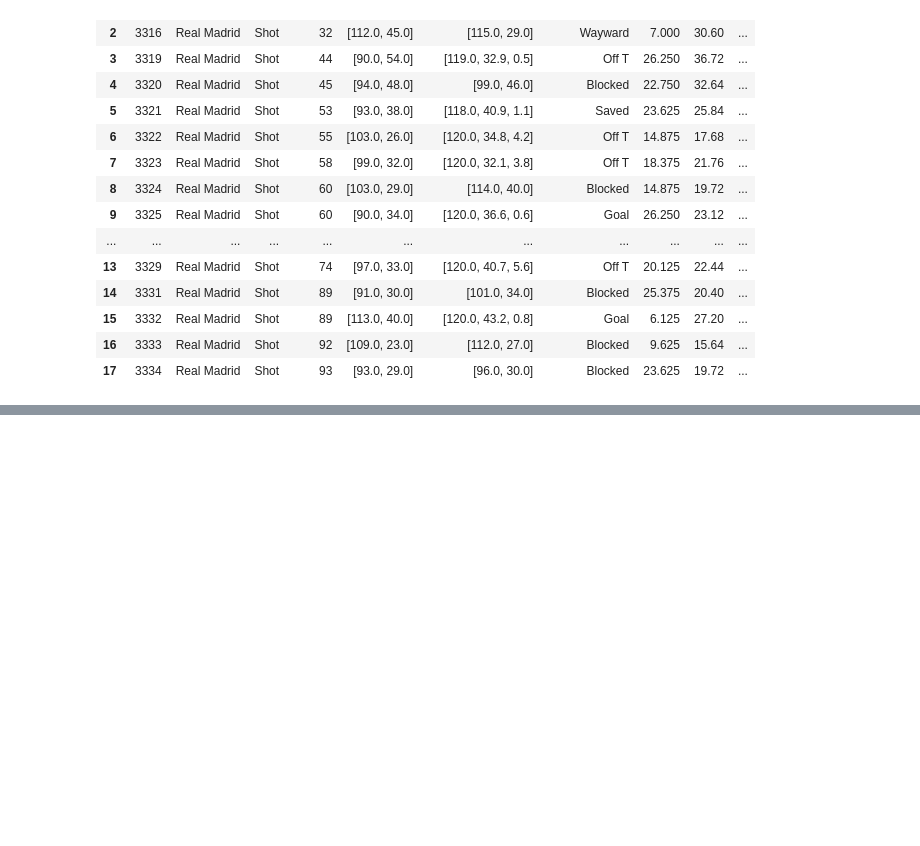
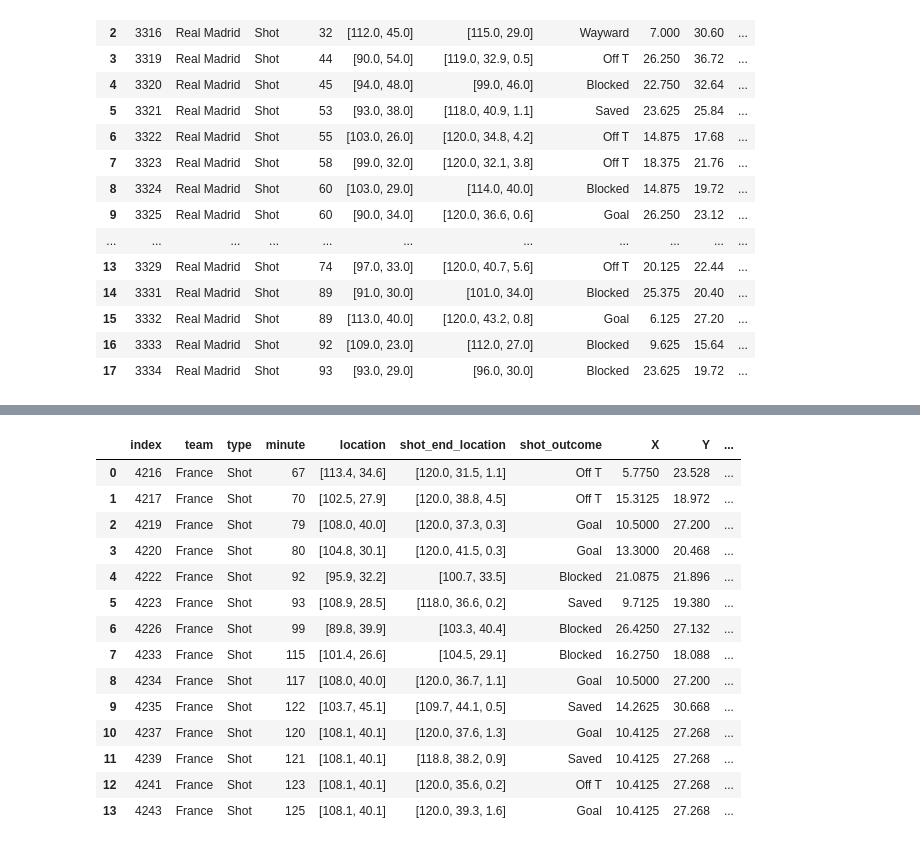
Before and after one commit to asheshh-lal/Football-analytics, a Jupyter notebook: event/expected goals.ipynb, the cells around one changed output, grey strips where cells are left out. Saved outputs shown, nothing was run; the diff lists cells and outputs as text; code cells hidden in the pictures; blank space fills up the shorter version.

```diff
--- a/event/expected goals.ipynb
+++ b/event/expected goals.ipynb
@@ -567,0 +884,18 @@ dtype: float64
+# %%
+shots
+# %% [output]
+|  | index | team | type | minute | location | shot_end_location | shot_outcome | X | Y | ... |
+| 0 | 4216 | France | Shot | 67 | [113.4, 34.6] | [120.0, 31.5, 1.1] | Off T | 5.7750 | 23.528 | ... |
+| 1 | 4217 | France | Shot | 70 | [102.5, 27.9] | [120.0, 38.8, 4.5] | Off T | 15.3125 | 18.972 | ... |
+| 2 | 4219 | France | Shot | 79 | [108.0, 40.0] | [120.0, 37.3, 0.3] | Goal | 10.5000 | 27.200 | ... |
+| 3 | 4220 | France | Shot | 80 | [104.8, 30.1] | [120.0, 41.5, 0.3] | Goal | 13.3000 | 20.468 | ... |
+| 4 | 4222 | France | Shot | 92 | [95.9, 32.2] | [100.7, 33.5] | Blocked | 21.0875 | 21.896 | ... |
+| 5 | 4223 | France | Shot | 93 | [108.9, 28.5] | [118.0, 36.6, 0.2] | Saved | 9.7125 | 19.380 | ... |
+| 6 | 4226 | France | Shot | 99 | [89.8, 39.9] | [103.3, 40.4] | Blocked | 26.4250 | 27.132 | ... |
+| 7 | 4233 | France | Shot | 115 | [101.4, 26.6] | [104.5, 29.1] | Blocked | 16.2750 | 18.088 | ... |
+| 8 | 4234 | France | Shot | 117 | [108.0, 40.0] | [120.0, 36.7, 1.1] | Goal | 10.5000 | 27.200 | ... |
+| 9 | 4235 | France | Shot | 122 | [103.7, 45.1] | [109.7, 44.1, 0.5] | Saved | 14.2625 | 30.668 | ... |
+| 10 | 4237 | France | Shot | 120 | [108.1, 40.1] | [120.0, 37.6, 1.3] | Goal | 10.4125 | 27.268 | ... |
+| 11 | 4239 | France | Shot | 121 | [108.1, 40.1] | [118.8, 38.2, 0.9] | Saved | 10.4125 | 27.268 | ... |
+| 12 | 4241 | France | Shot | 123 | [108.1, 40.1] | [120.0, 35.6, 0.2] | Off T | 10.4125 | 27.268 | ... |
+| 13 | 4243 | France | Shot | 125 | [108.1, 40.1] | [120.0, 39.3, 1.6] | Goal | 10.4125 | 27.268 | ... |
```
Also changed, not shown: parts of 11 cells of this notebook, 6 other files.
